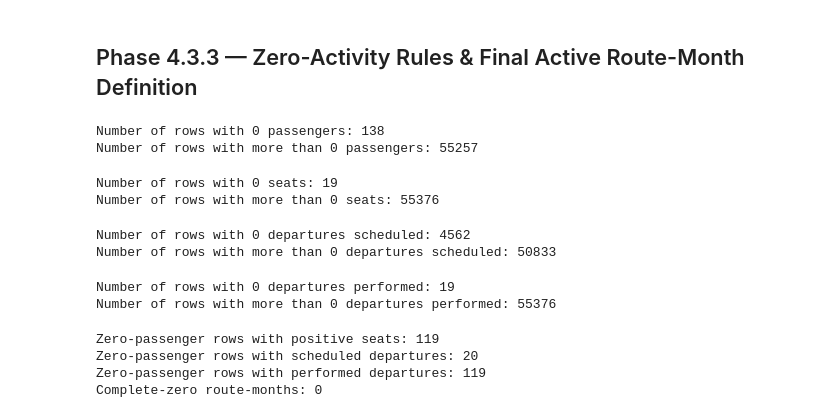
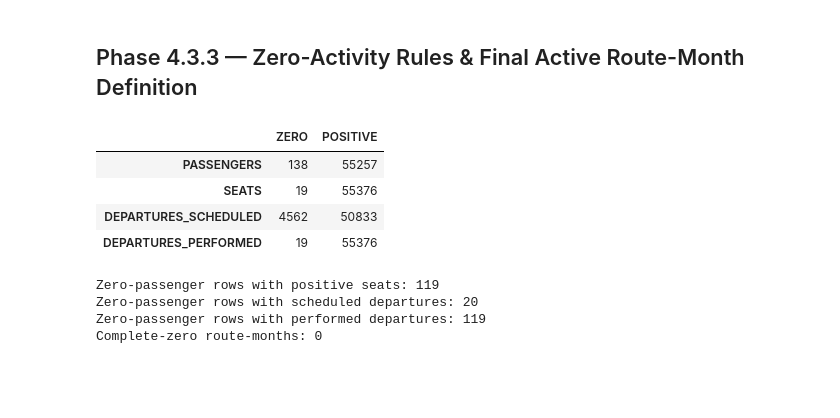
Before and after one commit to ahmadshamali/airline-demand-capacity-planning, a Jupyter notebook: notebooks/03_route_month_foundation.ipynb, the cells around one changed output. Cells and saved outputs as stored; diff of their text form; code cells hidden in the pictures; blank space fills up the shorter version.

Commit message:
Finalize Phase 4.3 data foundation

```diff
--- a/notebooks/03_route_month_foundation.ipynb
+++ b/notebooks/03_route_month_foundation.ipynb
@@ -9,12 +9,17 @@ for the same WN directional route-month before defining aggregation rules.
 from pathlib import Path
 import pandas as pd
 # %%
-raw_path = Path("../data/raw/T_T100_SEGMENT_ALL_CARRIER_2024.zip")
-df_2024 = pd.read_csv(raw_path)
-raw_path = Path("../data/raw/T_T100_SEGMENT_ALL_CARRIER_2025.zip")
-df_2025 = pd.read_csv(raw_path)
-raw_path = Path("../data/raw/T_T100_SEGMENT_ALL_CARRIER_2026.zip")
-df_2026 = pd.read_csv(raw_path)
+df_2024 = pd.read_csv(
+    Path("../data/raw/T_T100_SEGMENT_ALL_CARRIER_2024.zip")
+)
+
+df_2025 = pd.read_csv(
+    Path("../data/raw/T_T100_SEGMENT_ALL_CARRIER_2025.zip")
+)
+
+df_2026 = pd.read_csv(
+    Path("../data/raw/T_T100_SEGMENT_ALL_CARRIER_2026.zip")
+)
 # %%
 df_historical = pd.concat([df_2024, df_2025, df_2026], ignore_index=True)
 print("Shape of df_historical:", df_historical.shape)
@@ -1224,29 +1183,31 @@ Phase 4.3.2 does not define the final active route-month rule or route eligibili
 # %% [markdown]
 ## Phase 4.3.3 — Zero-Activity Rules & Final Active Route-Month Definition
 # %%
-print('Number of rows with 0 passengers:',(route_month_df["PASSENGERS"] == 0).sum())
-print('Number of rows with more than 0 passengers:',(route_month_df["PASSENGERS"] > 0).sum())
+activity_columns = [
+    "PASSENGERS",
+    "SEATS",
+    "DEPARTURES_SCHEDULED",
+    "DEPARTURES_PERFORMED",
+]
+
+activity_counts = pd.DataFrame({
+    "ZERO": [
+        (route_month_df[col] == 0).sum()
+        for col in activity_columns
+    ],
+    "POSITIVE": [
+        (route_month_df[col] > 0).sum()
+        for col in activity_columns
+    ],
+}, index=activity_columns)
+
+activity_counts
 # %% [output]
-Number of rows with 0 passengers: 138
-Number of rows with more than 0 passengers: 55257
+|  | ZERO | POSITIVE |
+| PASSENGERS | 138 | 55257 |
+| SEATS | 19 | 55376 |
+| DEPARTURES_SCHEDULED | 4562 | 50833 |
+| DEPARTURES_PERFORMED | 19 | 55376 |
-# %%
-print('Number of rows with 0 seats:',(route_month_df["SEATS"] == 0).sum())
-print('Number of rows with more than 0 seats:',(route_month_df["SEATS"] > 0).sum())
-# %% [output]
-Number of rows with 0 seats: 19
-Number of rows with more than 0 seats: 55376
-# %%
-print('Number of rows with 0 departures scheduled:',(route_month_df["DEPARTURES_SCHEDULED"] == 0).sum())
-print('Number of rows with more than 0 departures scheduled:',(route_month_df["DEPARTURES_SCHEDULED"] > 0).sum())
-# %% [output]
-Number of rows with 0 departures scheduled: 4562
-Number of rows with more than 0 departures scheduled: 50833
-# %%
-print('Number of rows with 0 departures performed:',(route_month_df["DEPARTURES_PERFORMED"] == 0).sum())
-print('Number of rows with more than 0 departures performed:',(route_month_df["DEPARTURES_PERFORMED"] > 0).sum())
-# %% [output]
-Number of rows with 0 departures performed: 19
-Number of rows with more than 0 departures performed: 55376
 # %%
 zero_passenger_months = route_month_df.loc[
     route_month_df["PASSENGERS"] == 0
```
Also changed, not shown: parts of 47 cells of this notebook, 5 other files.
